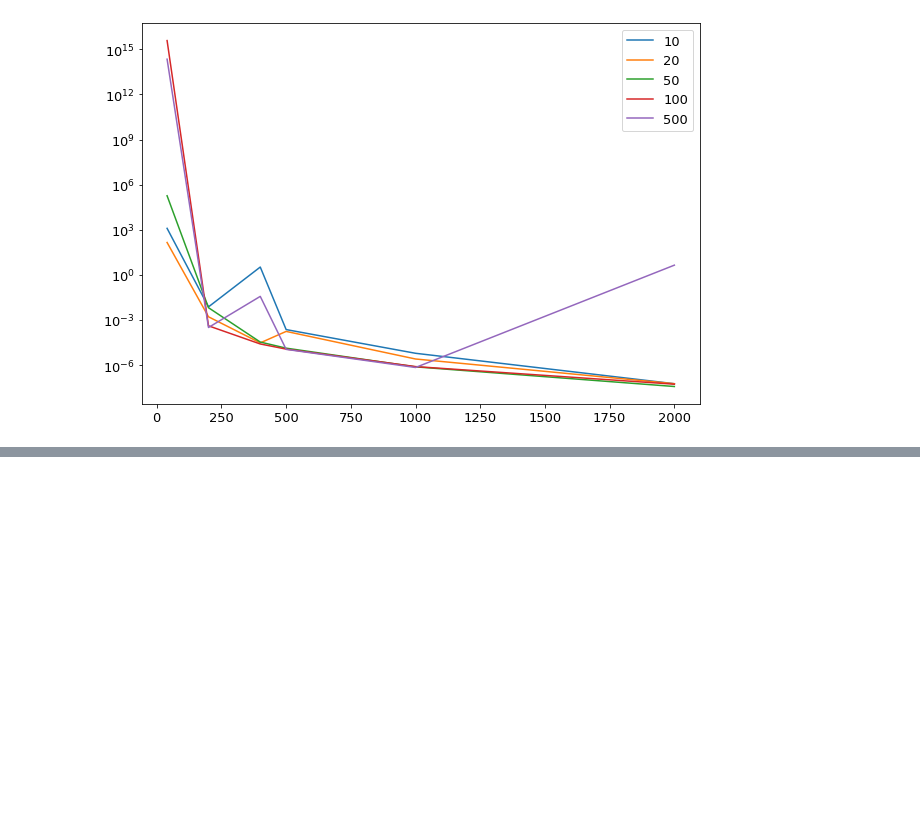
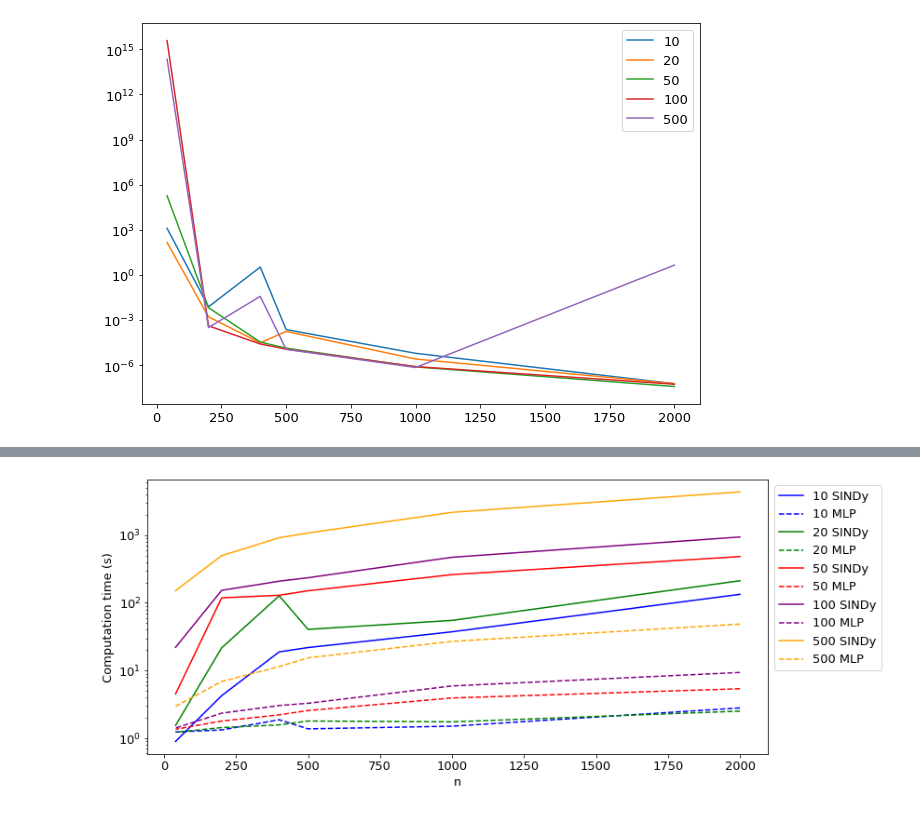
Before and after one commit to kyrxanthos/NN_dynamical_systems, a Jupyter notebook: plot_machine_runs.ipynb, the cells around one changed output, grey strips where cells are left out. Drawn from its saved outputs; the diff is of its cells as text; code cells hidden in the pictures; blank space fills up the shorter version.

```diff
--- a/plot_machine_runs.ipynb
+++ b/plot_machine_runs.ipynb
@@ -295,0 +308,14 @@ plt.legend()
+# %%
+cols = ['blue', 'green', 'red', 'purple', 'orange']
+plt.figure(figsize=(12,5))
+for i, c in zip(df['traj'].unique(), cols):
+    temp_df = df[df['traj'] == i]
+    plt.plot(temp_df['n'], temp_df['time_S'], label = str(i) + ' SINDy', c=c)
+    plt.plot(temp_df['n'], temp_df['time_M'], '--', label = str(i) + ' MLP',c=c)
+plt.legend(ncol=1, bbox_to_anchor = (1, 1), fancybox=True)
+plt.yscale('log')
+plt.xlabel('n')
+plt.ylabel('Computation time (s)')
+plt.tight_layout()
+# %% [output]
+[figure, added]
```
Also changed, not shown: parts of 3 cells of this notebook, 33 other files.
